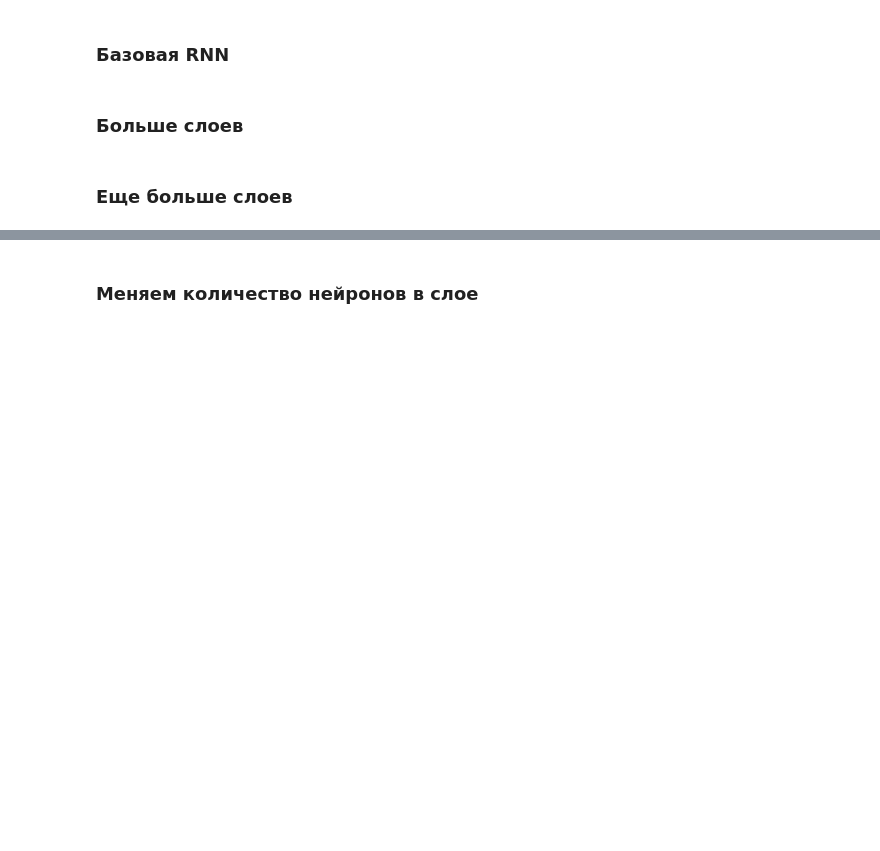
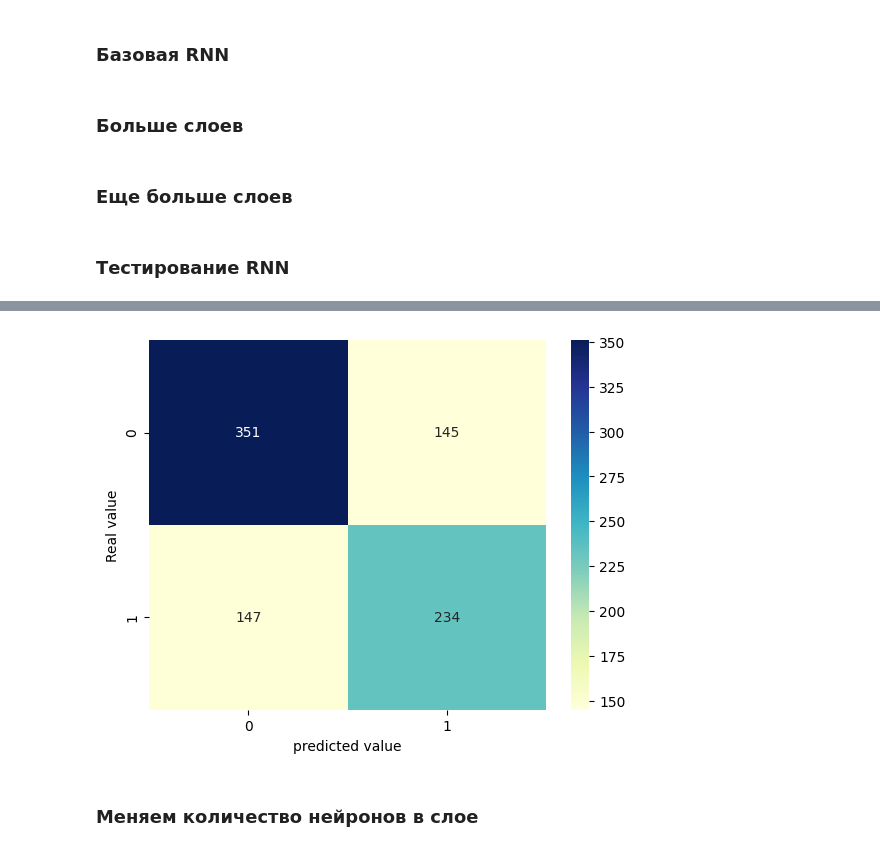
Before and after one commit to IlyaPhil/UFC-predictor, a Jupyter notebook: dl_binary_classifiers.ipynb, the cells around one changed output, grey strips where cells are left out. Cells and saved outputs as stored; diff of their text form; code cells hidden in the pictures; blank space fills up the shorter version.

```diff
--- a/dl_binary_classifiers.ipynb
+++ b/dl_binary_classifiers.ipynb
@@ -408,9 +412,9 @@ class SiameseNetwork(nn.Module):
 # Обучение сиамской нейросети
 model = SiameseNetwork()
 criterion = nn.BCEWithLogitsLoss()
-optimizer = optim.Adam(model.parameters(), lr=0.1)
+optimizer = optim.Adam(model.parameters(), lr=0.001)
 
-for epoch in range(3):
+for epoch in range(100):
     for batch in train_dataloader:
         x = batch['x']
         y = batch['y']
@@ -755,14 +777,16 @@ class RNNModel(nn.Module):
         out = self.dropout3(out)
         out = self.fc3(out)
         return torch.sigmoid(out)
+# %% [markdown]
+### Тестирование RNN
 # %%
-model = RNNModel(input_dim=X_train.shape[1], hidden_dim=128, output_dim=1)
+model = RNNModel(input_dim=X_train.shape[1], hidden_dim=64, output_dim=1)
 
 # Обучение модели
-criterion = nn.BCELoss()
+criterion = nn.CrossEntropyLoss()
 optimizer = optim.Rprop(model.parameters(), lr=0.01)
 
-for epoch in range(16):
+for epoch in range(30):
     for batch in train_loader:
         inputs, labels = batch
         optimizer.zero_grad()
@@ -800,3 +824,4 @@ plt.xlabel('predicted value')
 print("\nClassification report:")
 report = classification_report(test_labels, predicted_labels, output_dict=True)
 print(report)
+# %% [output]
@@ -803,3 +845,4 @@ print(report)
+[figure, added]
 # %% [markdown]
 ### Меняем количество нейронов в слое
 # %%
```
Also changed, not shown: parts of 47 cells of this notebook, 4 other files.
